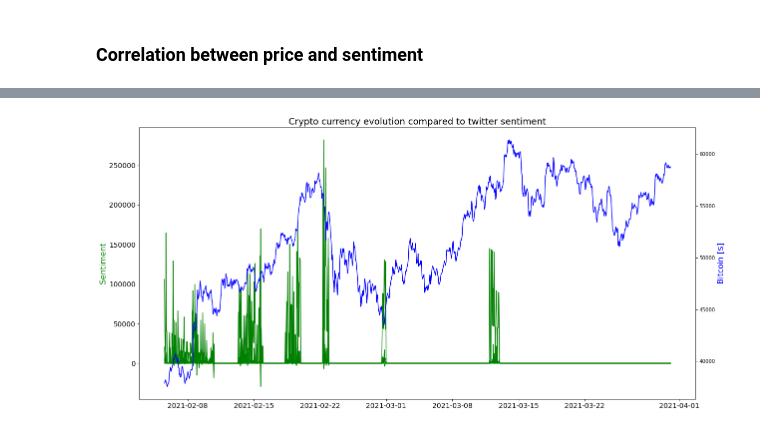
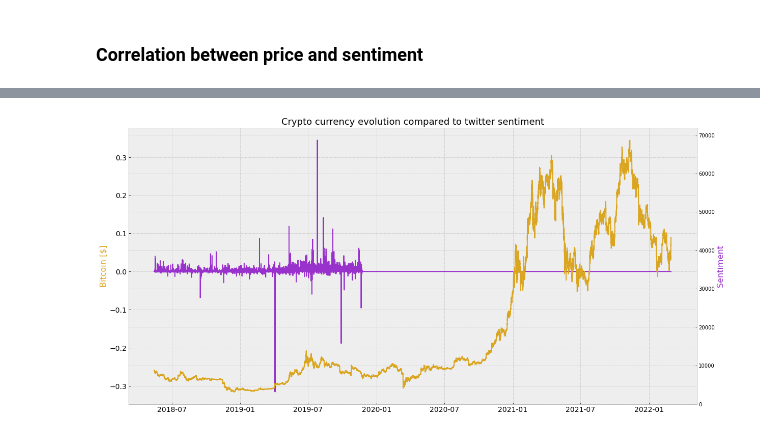
Before and after one commit to vucinatim/UI-2022, a Jupyter notebook: tweet_sentiment_prediction/data_analysis.ipynb, the cells around one changed output, grey strips where cells are left out. Saved outputs shown, nothing was run; the diff lists cells and outputs as text; code cells hidden in the pictures.

```diff
--- a/tweet_sentiment_prediction/data_analysis.ipynb
+++ b/tweet_sentiment_prediction/data_analysis.ipynb
@@ -102,0 +1,5 @@ memory usage: 296.5 MB
+# %%
+import pandas as pd
+import matplotlib.pyplot as plt
+
+plt.style.use('bmh')
@@ -116,2 +49,15 @@ btc_grouped = btc.resample('1h')['Close'].mean()
+# %%
+fig, ax1 = plt.subplots(figsize=(20,10))
+ax1.set_title("Crypto currency evolution compared to twitter sentiment", fontsize=18)
+ax1.tick_params(labelsize=14)
+ax2 = ax1.twinx()
+ax1.plot_date(tweet_hourly_data.index, tweet_hourly_data['score'], 'darkorchid')
+ax2.plot_date(btc_hourly_data.index, btc_hourly_data['close'], 'goldenrod')
+
+ax1.set_ylabel("Bitcoin [$]", color='goldenrod', fontsize=16)
+ax2.set_ylabel("Sentiment", color='darkorchid', fontsize=16)
+plt.show()
+# %% [output]
+[figure, added]
 # %%
 def crosscorr(datax, datay, lag=0, method="pearson"):
@@ -125,13 +64,0 @@ btc_grouped = btc_grouped[start:end]
-# %%
-fig, ax1 = plt.subplots(figsize=(20,10))
-ax1.set_title("Crypto currency evolution compared to twitter sentiment", fontsize=18)
-ax1.tick_params(labelsize=14)
-ax2 = ax1.twinx()
-ax1.plot_date(tweets_grouped.index, tweets_grouped, 'g-')
-ax2.plot_date(btc_grouped.index, btc_grouped, 'b-')
-
-ax1.set_ylabel("Sentiment", color='g', fontsize=16)
-ax2.set_ylabel("Bitcoin [$]", color='b', fontsize=16)
-plt.show()
-# %% [output]
-[figure, removed]
```
Also changed, not shown: parts of 18 cells of this notebook, 19 other files.
